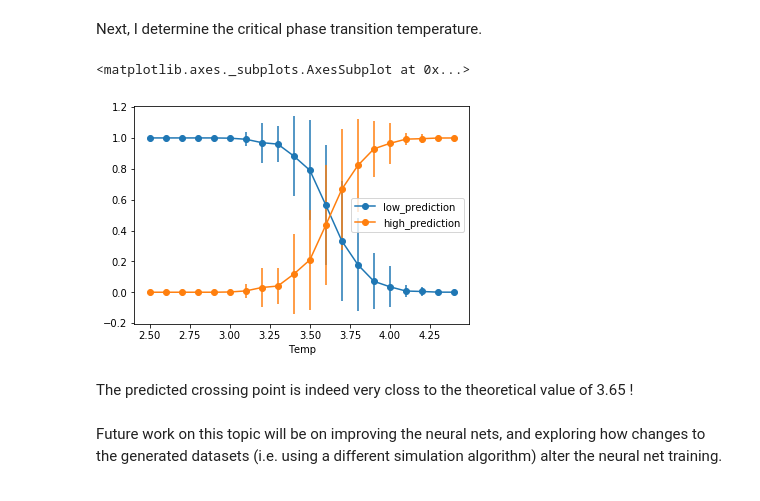
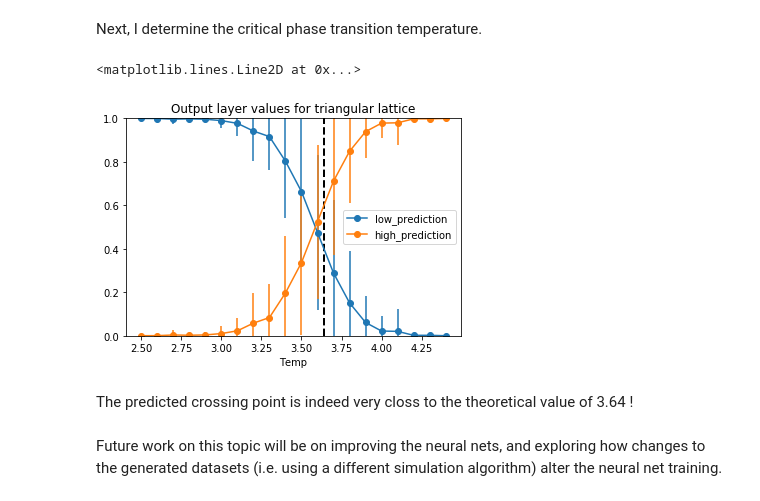
Before and after one commit to DanielJCase/Ising-Deep-Learning, a Jupyter notebook: Ising_NN.ipynb, the cells around one changed output. Cells and saved outputs as stored; diff of their text form; code cells hidden in the pictures.

Commit message:
better NN plots

```diff
--- a/Ising_NN.ipynb
+++ b/Ising_NN.ipynb
@@ -102,9 +102,9 @@ model1 = keras.Sequential([
 # %% [markdown]
 Set the model optimizer, learning rate, and loss function.
 # %%
-model1.compile(optimizer=tf.train.AdamOptimizer(learning_rate=0.001), loss='binary_crossentropy', metrics=['accuracy'])
+model1.compile(optimizer=tf.train.AdamOptimizer(learning_rate=0.0005), loss='binary_crossentropy', metrics=['accuracy'])
 # %% [markdown]
 Train the model!
 # %%
-model1.fit(x=tr_img_data,y=tr_lbl_data, epochs=10,batch_size=64)
+model1.fit(x=tr_img_data,y=tr_lbl_data, epochs=5,batch_size=64)
 # %% [output]
@@ -223,7 +215,7 @@ model2 = keras.Sequential([
 
     keras.layers.Flatten(),
     keras.layers.Dense(64, activation=tf.nn.relu),
-    keras.layers.Dropout(0.3),
+    #keras.layers.Dropout(0.3),
 
     keras.layers.Dense(2, activation=tf.nn.softmax)
 ])
@@ -232,5 +224,5 @@ model2.compile(optimizer=tf.train.AdamOptimizer(learning_rate=0.001), loss='bina
 # %% [markdown]
 Train!
 # %%
-model2.fit(x=tr_img_data,y=tr_lbl_data, epochs=10,batch_size=64)
+model2.fit(x=tr_img_data,y=tr_lbl_data, epochs=5,batch_size=64)
 # %% [output]
@@ -321,11 +305,13 @@ dfT1 = pd.DataFrame({'low_prediction':low_predict3,'high_prediction':high_predic
 # %%
 dfT2=dfT1.groupby('Temp').mean()
 dfT3=dfT1.groupby('Temp').std()
-dfT2.plot(marker='o',yerr=dfT3)
+dfT2.plot(marker='o',yerr=dfT3,title="Output layer values for triangular lattice")
+plt.ylim([0,1])
+plt.axvline(3.64,c='black', linestyle ='--',lw=2)
 # %% [output]
-<matplotlib.axes._subplots.AxesSubplot at 0x...>
+<matplotlib.lines.Line2D at 0x...>
-[figure, old version]
+[figure, new version]
 # %% [markdown]
-The predicted crossing point is indeed very closs to the theoretical value of 3.65 !
+The predicted crossing point is indeed very closs to the theoretical value of 3.64 !
 # %% [markdown]
 Future work on this topic will be on improving the neural nets, and exploring how changes to the generated datasets (i.e. using a different simulation algorithm) alter the neural net training.
```
Also changed, not shown: parts of 14 cells of this notebook.
